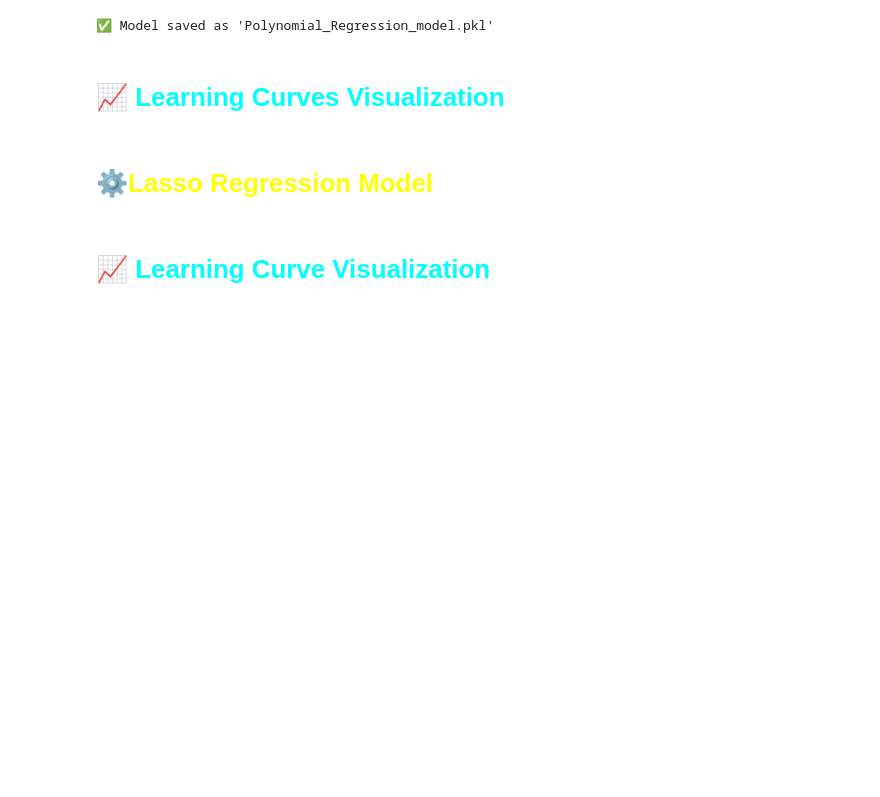
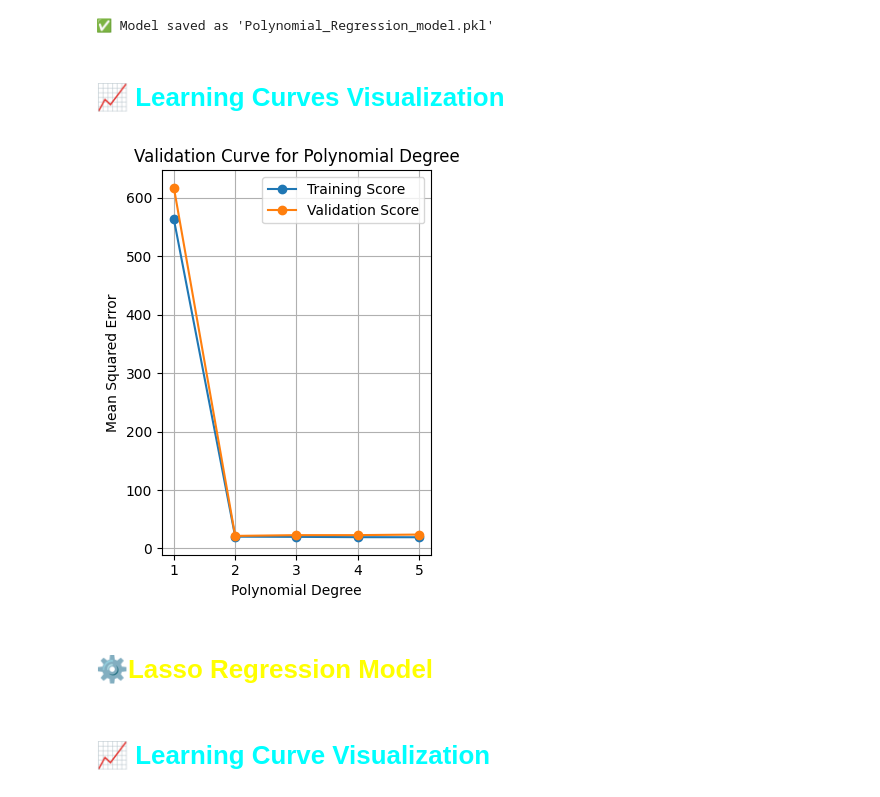
Before and after one commit to Suee18/Task1_ML, a Jupyter notebook: linearRegression.ipynb, the cells around one changed output. Drawn from its saved outputs; the diff is of its cells as text; code cells hidden in the pictures; blank space fills up the shorter version.

```diff
--- a/linearRegression.ipynb
+++ b/linearRegression.ipynb
@@ -914,22 +918,24 @@ Cross-validation results:
 # <span style="color:cyan">📈 Learning Curves Visualization</span>
 # %%
 
-# # Validation Curve for Polynomial Degree
-# plt.subplot(1, 2, 2)
-# degrees = param_grid['polynomialfeatures__degree']
-# train_scores = -grid_search.cv_results_['mean_train_score'][::2]  # Only show degree variation
-# test_scores = -grid_search.cv_results_['mean_test_score'][::2]
+# Validation Curve for Polynomial Degree
+plt.subplot(1, 2, 2)
+degrees = param_grid['polynomialfeatures__degree']
+train_scores = -grid_search.cv_results_['mean_train_score'][::2]  # Only show degree variation
+test_scores = -grid_search.cv_results_['mean_test_score'][::2]
 
-# plt.plot(degrees, train_scores, 'o-', label="Training Score")
-# plt.plot(degrees, test_scores, 'o-', label="Validation Score")
-# plt.xlabel("Polynomial Degree")
-# plt.ylabel("Mean Squared Error")
-# plt.title("Validation Curve for Polynomial Degree")
-# plt.legend()
-# plt.grid(True)
+plt.plot(degrees, train_scores, 'o-', label="Training Score")
+plt.plot(degrees, test_scores, 'o-', label="Validation Score")
+plt.xlabel("Polynomial Degree")
+plt.ylabel("Mean Squared Error")
+plt.title("Validation Curve for Polynomial Degree")
+plt.legend()
+plt.grid(True)
 
-# plt.tight_layout()
-# plt.show()
+plt.tight_layout()
+plt.show()
+# %% [output]
+[figure, added]
 # %% [markdown]
 # <span style="color:yellow">⚙️Lasso Regression Model</span>
 # %%
```
Also changed, not shown: parts of 7 cells of this notebook.
